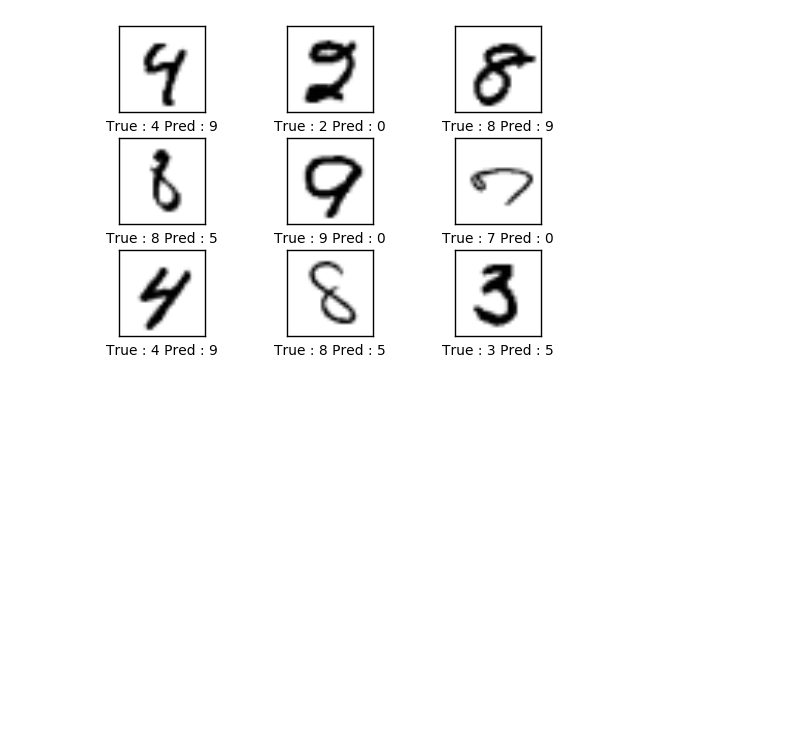
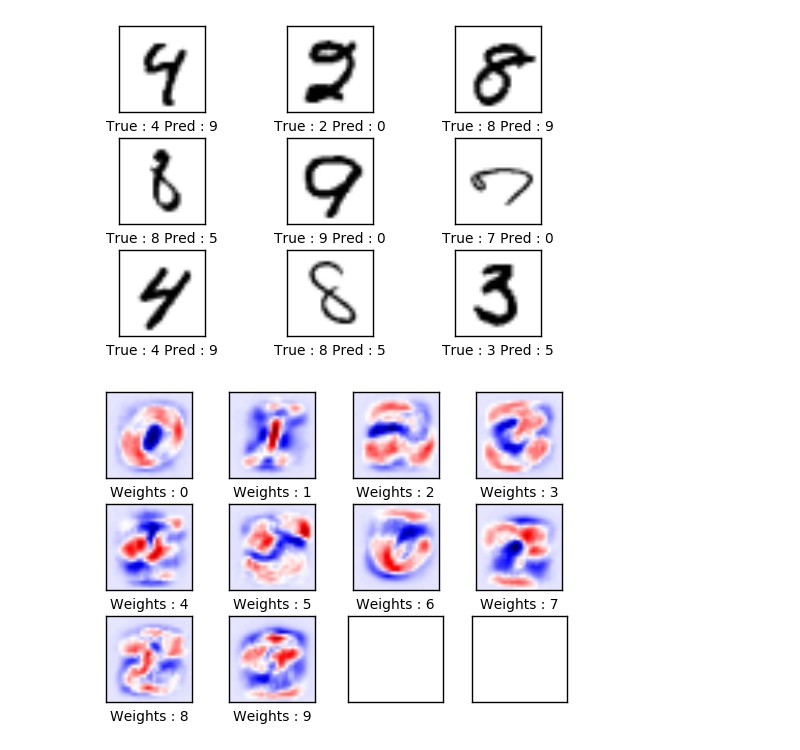
Before and after one commit to vesrinivas/DeepLearning, a Jupyter notebook: DigitRecogniser1.ipynb, the cells around one changed output. Cells and saved outputs as stored; diff of their text form; code cells hidden in the pictures; blank space fills up the shorter version.

```diff
--- a/DigitRecogniser1.ipynb
+++ b/DigitRecogniser1.ipynb
@@ -90,6 +90,26 @@ def print_example_errors(images,trueLabels,predLabels):
     incorrectPredLabels = predLabels[indexes]
 
     plotImages(incorrectImages[0:9],incorrectTrueLabels[0:9],incorrectPredLabels[0:9])
+# %%
+## Lets write a function to plot weights
+def plotWeights(weights):
+    ##find max and min of weights
+    w_min = np.min(weights)
+    w_max = np.max(weights)
+
+    fig,axes = plt.subplots(3,4)
+    fig.subplots_adjust(hspace=0.3, wspace=0.3)
+
+    for i, ax in enumerate(axes.flat):
+        ## plot only for first 10 weights
+        if(i<10):
+            img = weights[:,i].reshape(img_shape)
+            ax.set_xlabel('Weights : '+str(i))
+            ax.imshow(img,vmin=w_min, vmax=w_max, cmap='seismic')
+
+        ##remove ticks
+        ax.set_xticks([])
+        ax.set_yticks([])
 # %%
 ## Lets start creating a tensorflow graph
 
@@ -134,6 +154,7 @@ def runOptimization(numIter):
 
         labelsTrain = session.run(y_pred,feed_dict={x:data.train.images,y_true:data.train.labels})
         labelsTest = session.run(y_pred,feed_dict={x:data.test.images,y_true:data.test.labels})
+        weights = session.run(w,feed_dict={x:data.test.images,y_true:data.test.labels})
 
         accuracyTrain = session.run(accuracy,feed_dict={x:data.train.images,y_true:data.train.labels})
         accuracyTest = session.run(accuracy,feed_dict={x:data.test.images,y_true:data.test.labels})
@@ -143,9 +164,9 @@ def runOptimization(numIter):
             print('Training accuracy : ',accuracyTrain*100)
             print('Testing accuracy : ',accuracyTest*100)
 
-        return labelsTrain,labelsTest
+        return labelsTrain,labelsTest,weights
 # %%
-labelsTrain,labelsTest = runOptimization(1)
+labelsTrain,labelsTest,weights = runOptimization(1)
 
 print_conf_mat(np.argmax(data.train.labels,axis=1),np.argmax(labelsTrain,axis=1))
 # %% [output]
@@ -167,3 +188,7 @@ Testing accuracy :  90.4100000858
 print_example_errors(data.train.images,np.argmax(data.train.labels,axis=1),np.argmax(labelsTrain,axis=1))
 # %% [output]
 [figure]
+# %%
+plotWeights(weights)
+# %% [output]
+[figure, added]
```
